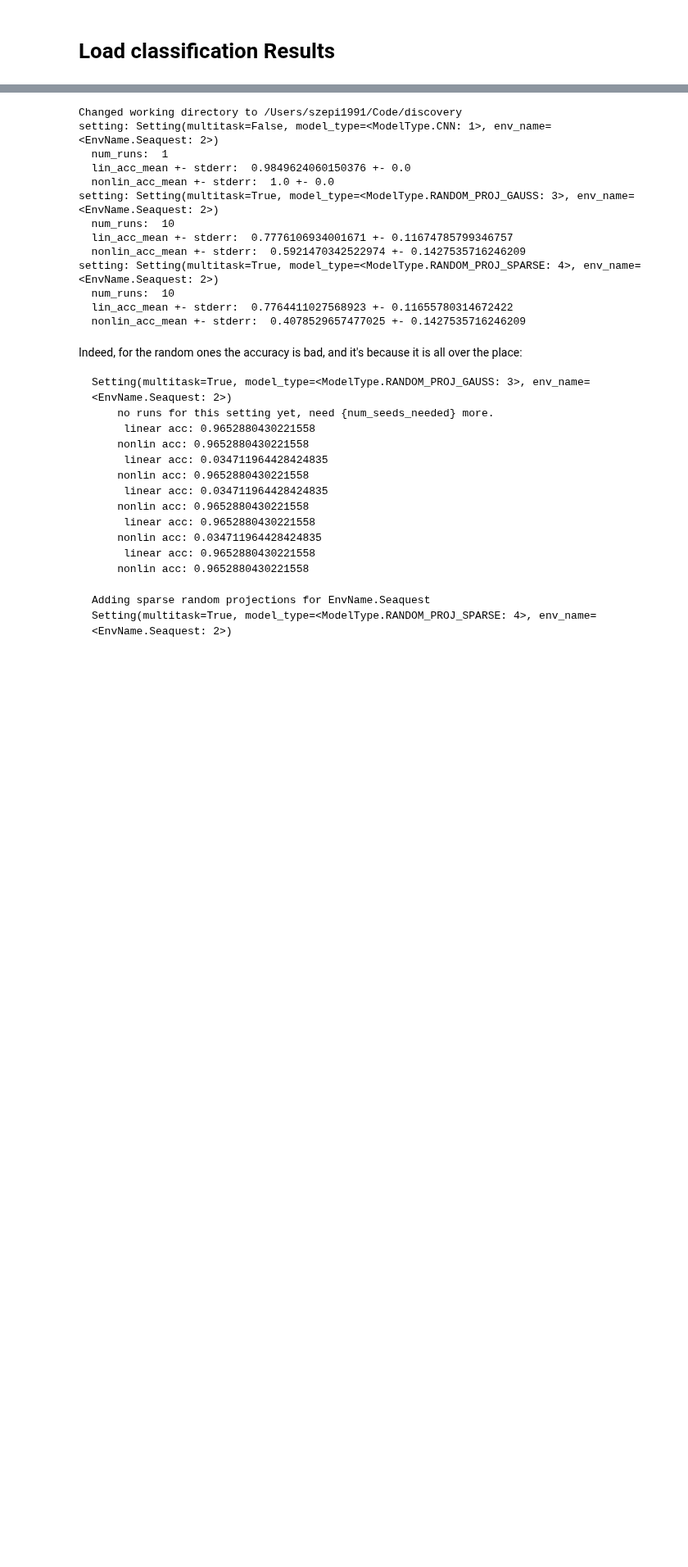
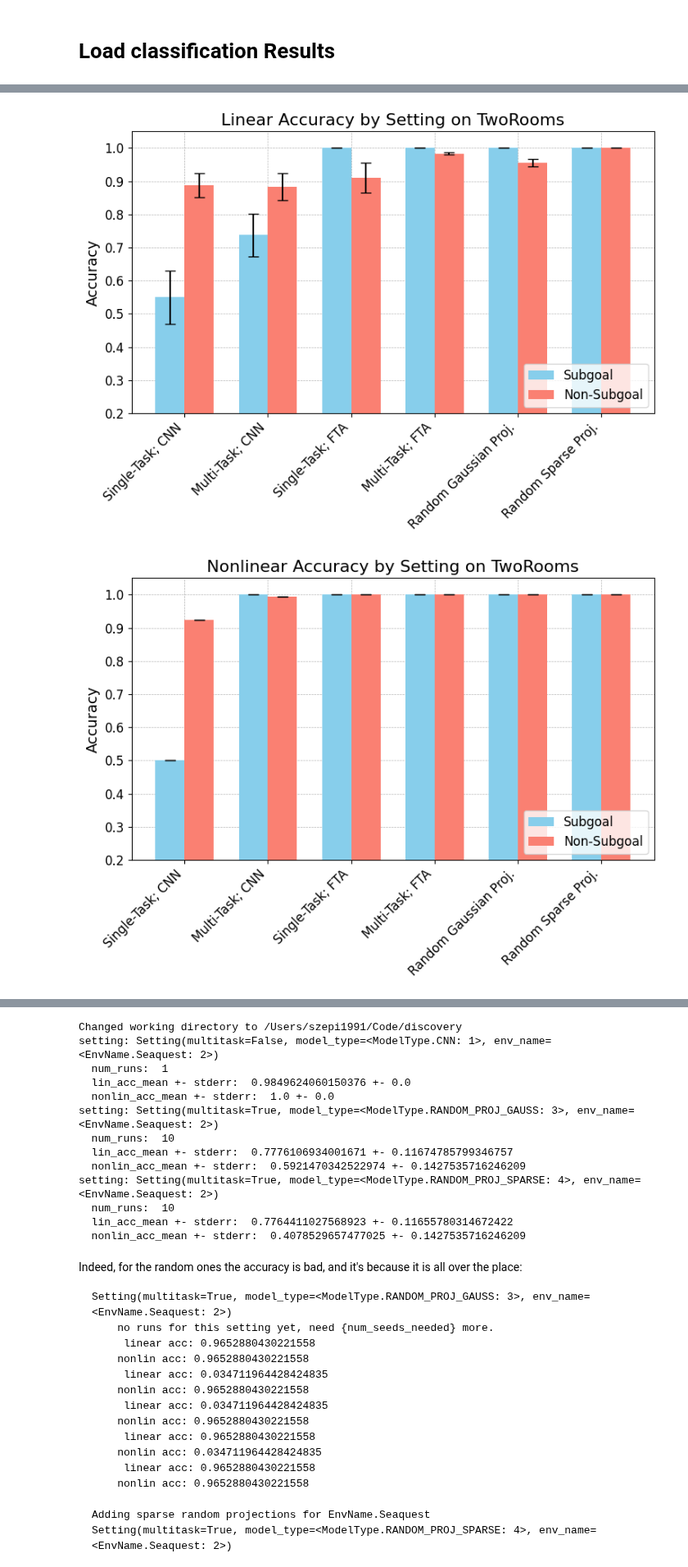
Before and after one commit to kevroi/discovery, a Jupyter notebook: discovery/class_analysis/load_results.ipynb, the cells around one changed output, grey strips where cells are left out. Shown at 82% size. Cells and saved outputs as stored; diff of their text form; code cells hidden in the pictures; blank space fills up the shorter version.

```diff
--- a/discovery/class_analysis/load_results.ipynb
+++ b/discovery/class_analysis/load_results.ipynb
@@ -173 +182,81 @@ ValueError: 'yerr' (shape: (3, 2)) must be a scalar or a 1D or (2, n) array-like
+# %%
+# import matplotlib.pyplot as plt
+# import numpy as np
+# import pandas as pd
+
+# Sample DataFrame including the new measurements
+# data = {
+#     'label': ['Single-Task; CNN', 'Multi-Task; CNN', 'Random Sparse Proj.; GAUSS', 'Single-Task; FTA', 'Multi-Task; FTA', 'Random Sparse Proj.; SPARSE'],
+#     'lin_sg_acc_mean': [0.930510, 0.931547, 0.929585, 0.979789, 0.785619, 0.945169],
+#     'lin_sg_acc_std_err': [0.005095, 0.008730, 0.005964, 0.006003, 0.054845, 0.010115],
+#     'lin_non_sg_acc_mean': [0.940510, 0.941547, 0.939585, 0.989789, 0.795619, 0.955169],
+#     'lin_non_sg_acc_std_err': [0.006095, 0.009730, 0.006964, 0.007003, 0.055845, 0.011115],
+#     'nonlin_sg_acc_mean': [0.969481, 0.907300, 0.939623, 0.981458, 0.941335, 0.993467],
+#     'nonlin_sg_acc_std_err': [0.002015, 0.003207, 0.007555, 0.010295, 0.010295, 0.007087],
+#     'nonlin_non_sg_acc_mean': [0.979481, 0.917300, 0.949623, 0.991458, 0.951335, 1.003467],
+#     'nonlin_non_sg_acc_std_err': [0.003015, 0.004207, 0.008555, 0.011295, 0.011295, 0.008087]
+# }
+
+# df_two_rooms_clean = pd.DataFrame(data)
+
+# Reorder DataFrame based on the specified order
+order = ['Single-Task; CNN', 'Multi-Task; CNN', 'Random Sparse Proj.; GAUSS', 'Single-Task; FTA', 'Multi-Task; FTA', 'Random Sparse Proj.; SPARSE']
+df_two_rooms_clean['order'] = df_two_rooms_clean['label'].apply(lambda x: order.index(x) if x in order else len(order))
+df_two_rooms_clean = df_two_rooms_clean.sort_values('order')
+
+# Increase font sizes
+plt.rc('font', size=14)          # controls default text sizes
+plt.rc('axes', titlesize=16)     # fontsize of the axes title
+plt.rc('axes', labelsize=14)     # fontsize of the x and y labels
+plt.rc('xtick', labelsize=12)    # fontsize of the tick labels
+plt.rc('ytick', labelsize=12)    # fontsize of the tick labels
+plt.rc('legend', fontsize=12)    # legend fontsize
+
+# Function to create bar plot
+def create_bar_plot(y1_mean, y1_err, y2_mean, y2_err, ylabel, title, color1='skyblue', color2='salmon'):
+    fig, ax = plt.subplots(figsize=(8, 6))
+
+    bar_width = 0.35
+    index = np.arange(len(df_two_rooms_clean))
+
+    # Bar chart for sg_acc_mean
+    bars1 = ax.bar(
+        index, df_two_rooms_clean[y1_mean], bar_width,
+        yerr=df_two_rooms_clean[y1_err],
+        label='Subgoal', capsize=5, color=color1, zorder=3)
+
+    # Bar chart for non_sg_acc_mean
+    bars2 = ax.bar(
+        index + bar_width, df_two_rooms_clean[y2_mean],
+        bar_width, yerr=df_two_rooms_clean[y2_err],
+        label='Non-Subgoal', capsize=5, color=color2, zorder=3)
+
+#     ax.set_xlabel('Model Type')
+    ax.set_ylabel(ylabel)
+    ax.set_title(title)
+    ax.set_xticks(index + bar_width / 2)
+    ax.set_xticklabels(df_two_rooms_clean['label'], rotation=45, ha='right')
+    ax.set_ylim(0.2, 1.05)
+    ax.grid(True, which='both', linestyle='--', linewidth=0.5, zorder=0)
+    ax.legend(loc='lower right')
+
+    plt.tight_layout()
+    plt.show()
+
+# Plotting for linear accuracy
+create_bar_plot(
+    'lin_sg_acc_mean', 'lin_sg_acc_std_err',
+    'lin_non_sg_acc_mean', 'lin_non_sg_acc_std_err',
+    'Accuracy',
+    'Linear Accuracy by Setting on TwoRooms')
+
+# Plotting for nonlinear accuracy
+create_bar_plot(
+    'nonlin_sg_acc_mean', 'nonlin_sg_acc_std_err',
+    'nonlin_non_sg_acc_mean', 'nonlin_non_sg_acc_std_err',
+    'Accuracy',
+    'Nonlinear Accuracy by Setting on TwoRooms')
+# %% [output]
+[figure, added]
+[figure, added]
 # %% [markdown]
```
Also changed, not shown: parts of 9 cells of this notebook, 2 other files.
